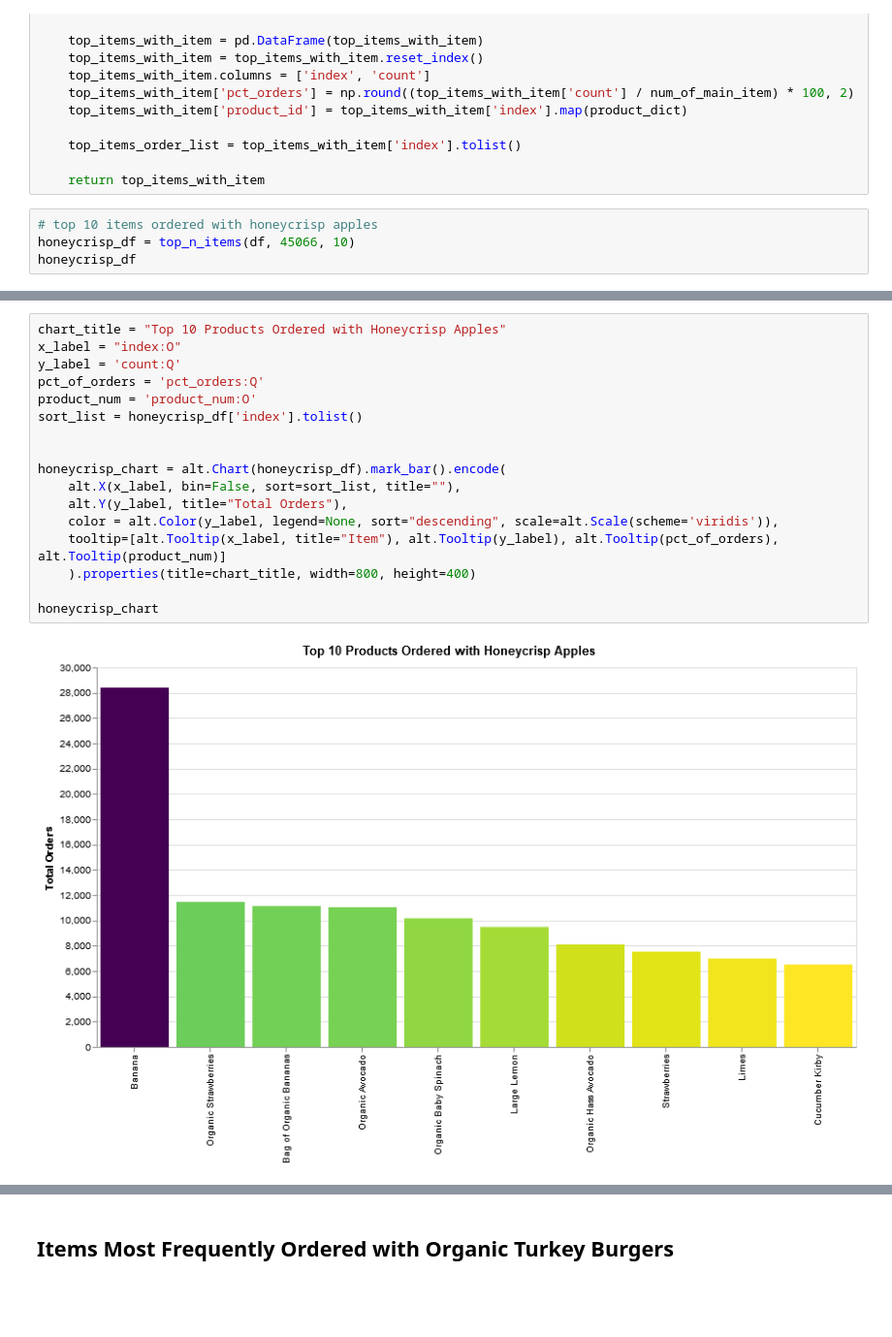
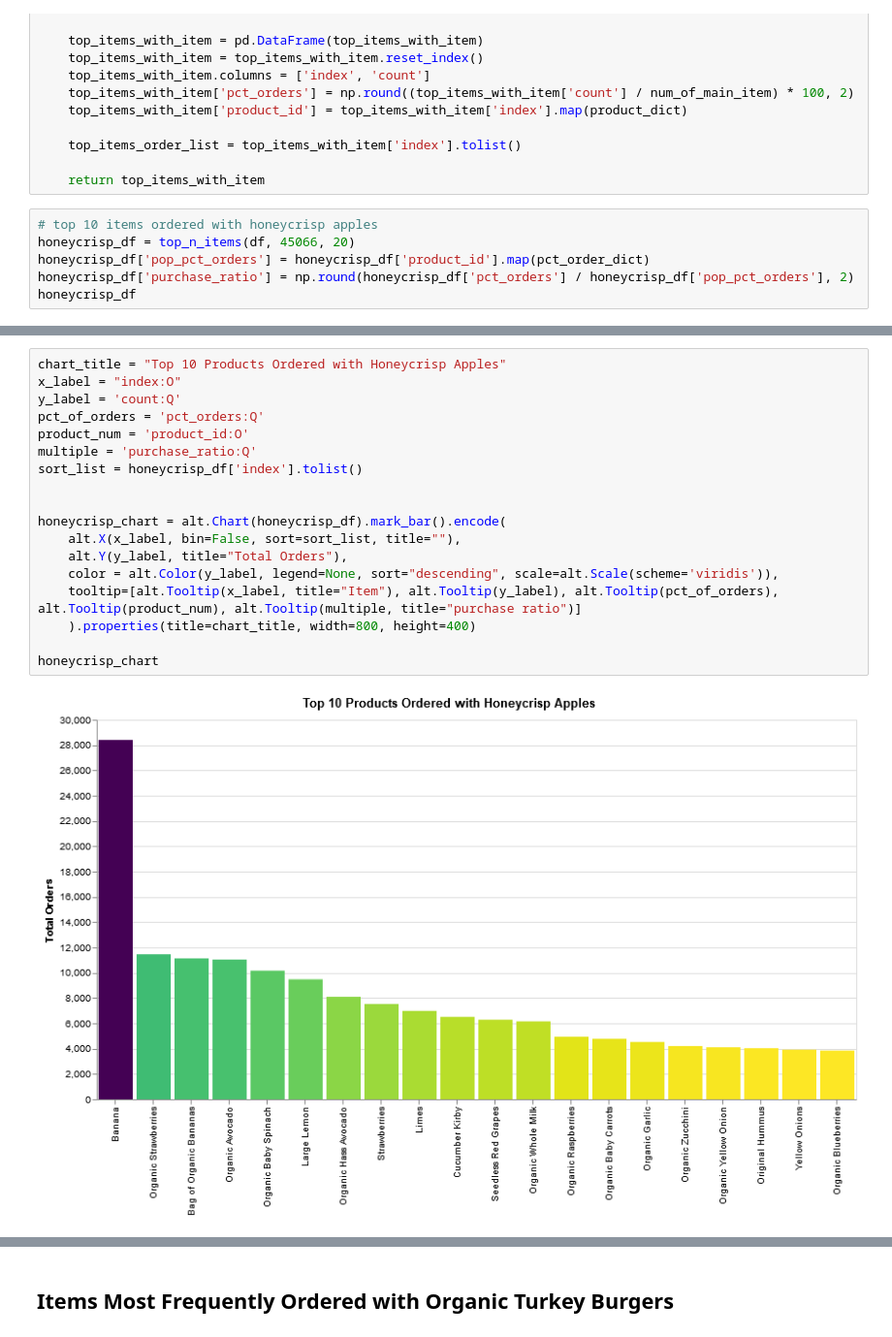
Before and after one commit to hjhuney/Instacart, a Jupyter notebook: Instacart.ipynb, the cells around one changed output, grey strips where cells are left out. Shown at 97% size. Saved outputs shown, nothing was run; the diff lists cells and outputs as text; blank space fills up the shorter version.

```diff
--- a/Instacart.ipynb
+++ b/Instacart.ipynb
@@ -591,6 +614,8 @@ def top_n_items(df, product_id, n):
     return top_items_with_item
 # %%
 # top 10 items ordered with honeycrisp apples
-honeycrisp_df = top_n_items(df, 45066, 10)
+honeycrisp_df = top_n_items(df, 45066, 20)
+honeycrisp_df['pop_pct_orders'] = honeycrisp_df['product_id'].map(pct_order_dict)
+honeycrisp_df['purchase_ratio'] = np.round(honeycrisp_df['pct_orders'] / honeycrisp_df['pop_pct_orders'], 2)
 honeycrisp_df
 # %% [output]
@@ -608,19 +639,20 @@ honeycrisp_df
 # %%
 chart_title = "Top 10 Products Ordered with Honeycrisp Apples"
 x_label = "index:O"
 y_label = 'count:Q'
 pct_of_orders = 'pct_orders:Q'
-product_num = 'product_num:O'
+product_num = 'product_id:O'
+multiple = 'purchase_ratio:Q'
 sort_list = honeycrisp_df['index'].tolist()
 
 
 honeycrisp_chart = alt.Chart(honeycrisp_df).mark_bar().encode(
     alt.X(x_label, bin=False, sort=sort_list, title=""),
     alt.Y(y_label, title="Total Orders"),
     color = alt.Color(y_label, legend=None, sort="descending", scale=alt.Scale(scheme='viridis')),
-    tooltip=[alt.Tooltip(x_label, title="Item"), alt.Tooltip(y_label), alt.Tooltip(pct_of_orders), alt.Tooltip(product_num)]
+    tooltip=[alt.Tooltip(x_label, title="Item"), alt.Tooltip(y_label), alt.Tooltip(pct_of_orders), alt.Tooltip(product_num), alt.Tooltip(multiple, title="purchase ratio")]
     ).properties(title=chart_title, width=800, height=400)
 
 honeycrisp_chart
 # %% [output]
-[figure, old version]
+[figure, new version]
```
Also changed, not shown: parts of 8 cells of this notebook.
